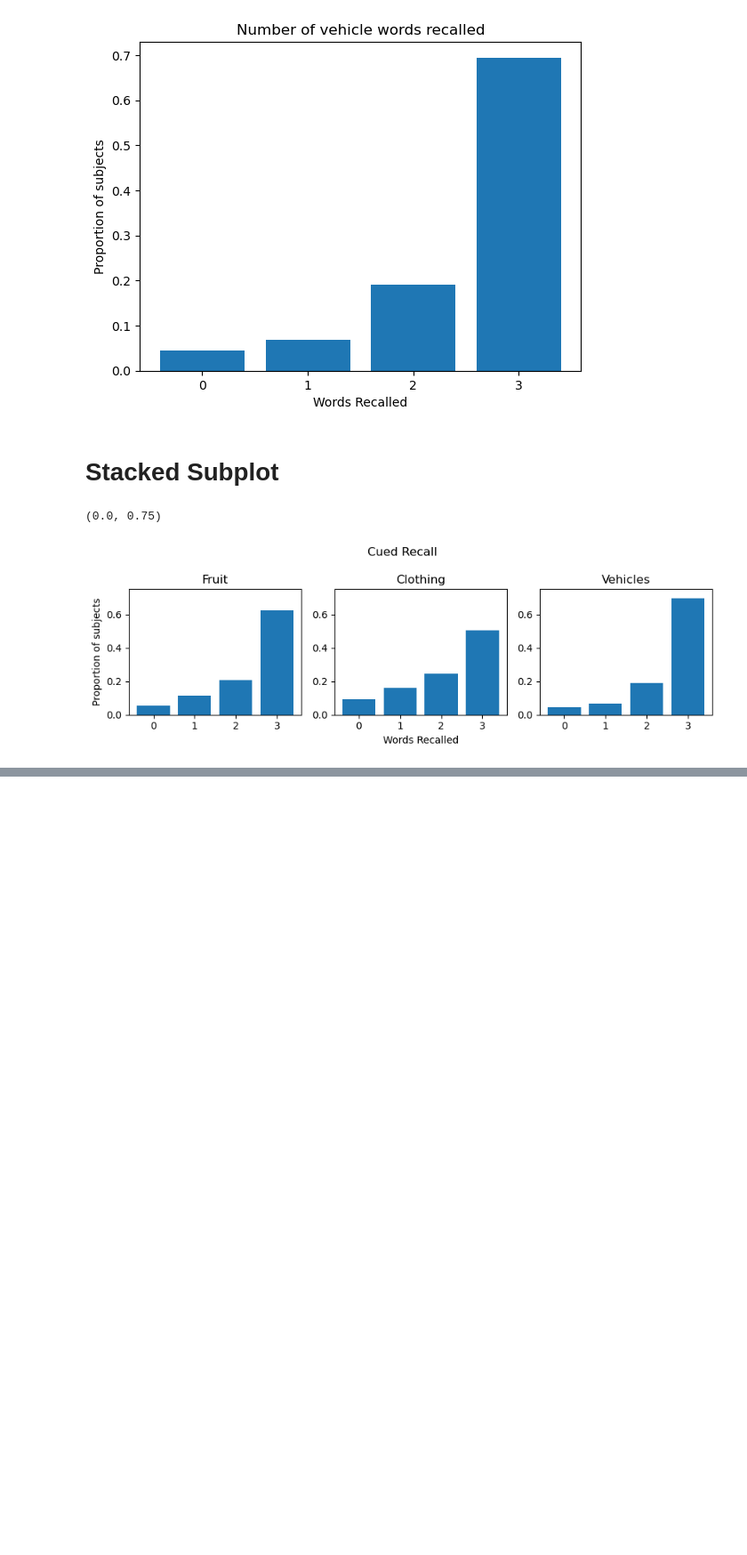
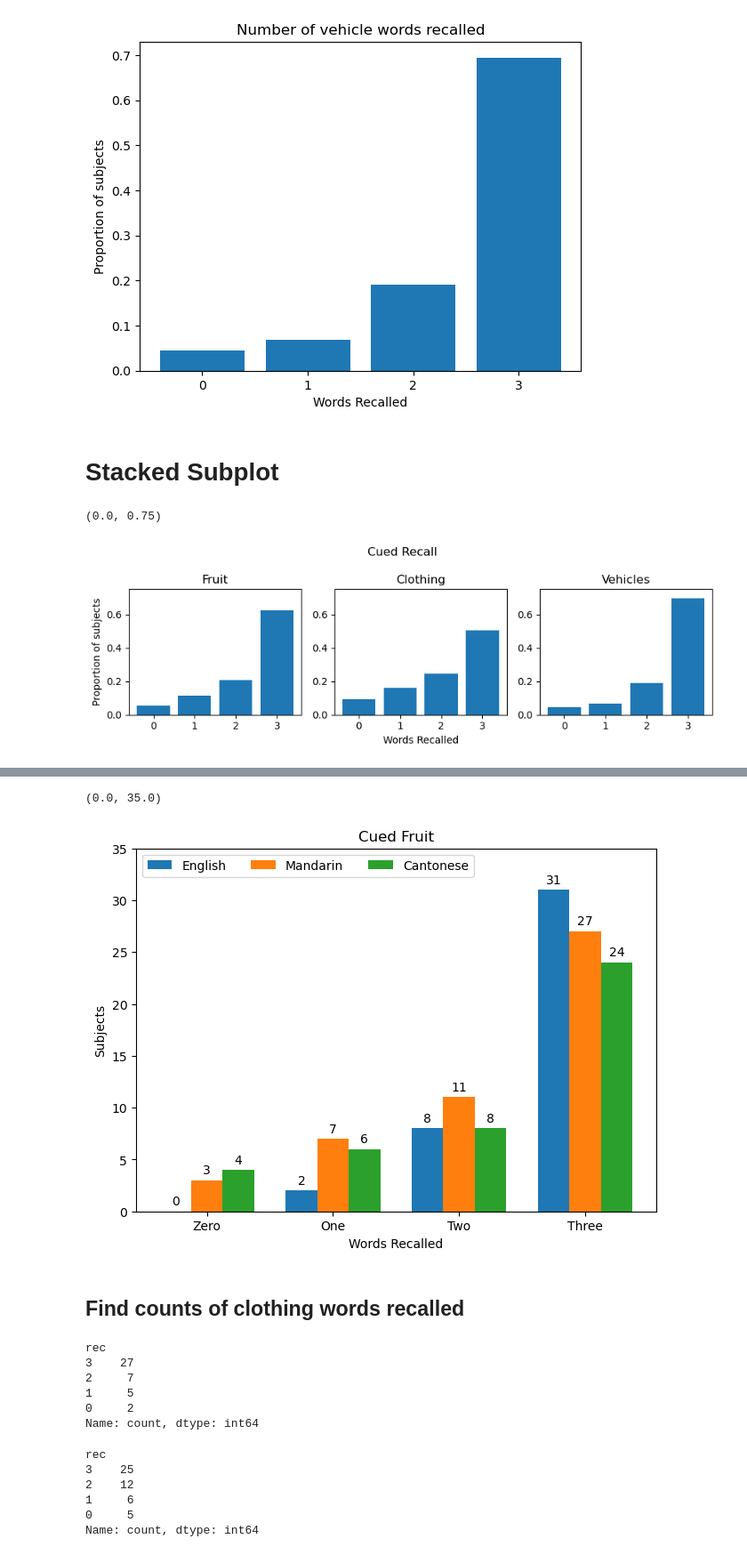
Before and after one commit to cyballa/cvlt, a Jupyter notebook: first_analyses.ipynb, the cells around one changed output, grey strips where cells are left out. Shown at 89% size. Saved outputs shown, nothing was run; the diff lists cells and outputs as text; code cells hidden in the pictures; blank space fills up the shorter version.

```diff
--- a/first_analyses.ipynb
+++ b/first_analyses.ipynb
@@ -194,0 +286,50 @@ cued_vehicles.set_ylim(0, 0.75)
+# %%
+words_recalled = ("Zero", "One", "Two", "Three")
+fruit_counts = {
+    'English': (0, 2, 8, 31),
+    'Mandarin': (3, 7, 11, 27),
+    'Cantonese': (4, 6, 8, 24),
+}
+
+x = np.arange(len(words_recalled))  # the label locations
+width = 0.25  # the width of the bars
+multiplier = 0
+
+fig2, ax = plt.subplots(layout='constrained')
+
+for attribute, measurement in fruit_counts.items():
+    offset = width * multiplier
+    rects = ax.bar(x + offset, measurement, width, label=attribute)
+    ax.bar_label(rects, padding=3)
+    multiplier += 1
+
+# Add some text for labels, title and custom x-axis tick labels, etc.
+ax.set_ylabel('Subjects')
+ax.set_xlabel('Words Recalled')
+ax.set_xticks(x + width, words_recalled)
+ax.set_title('Cued Fruit')
+ax.legend(loc='upper left', ncols=3)
+ax.set_ylim(0, 35)
+# %% [output]
+(0.0, 35.0)
+[figure, added]
+# %% [markdown]
+## Find counts of clothing words recalled
+# %%
+dat_engl_clothes["rec"].value_counts(dropna=True)
+# %% [output]
+rec
+3    27
+2     7
+1     5
+0     2
+Name: count, dtype: int64
+# %%
+dat_mand_clothes["rec"].value_counts(dropna=True)
+# %% [output]
+rec
+3    25
+2    12
+1     6
+0     5
+Name: count, dtype: int64
```
Also changed, not shown: parts of 32 cells of this notebook, 1 other file.
